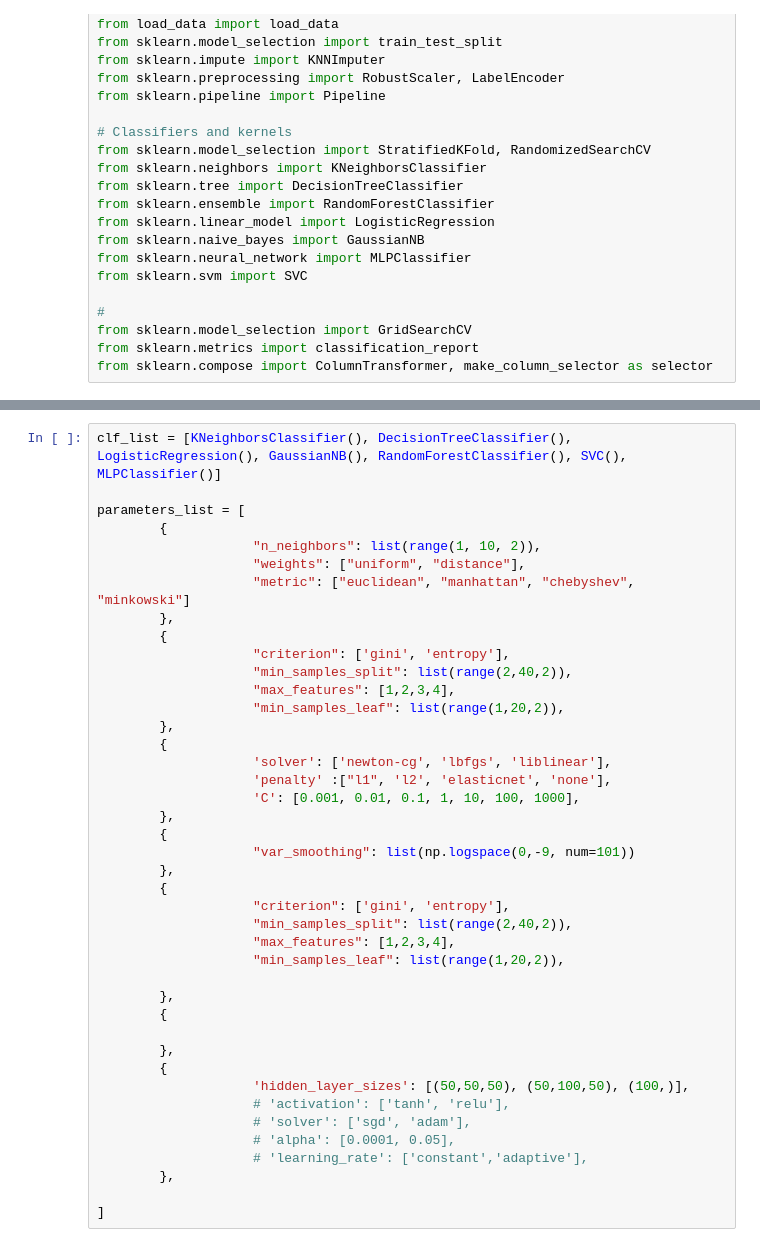
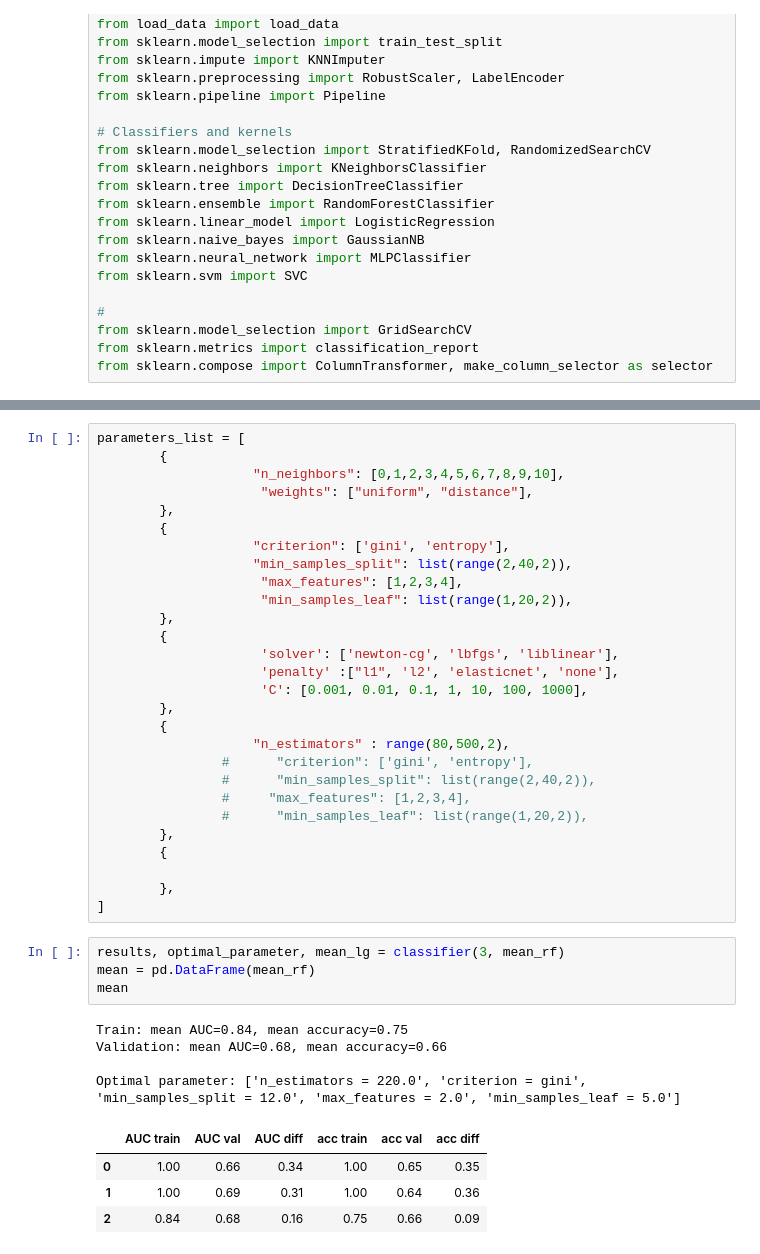
Before and after one commit to naomiverkerk/TM10007, a Jupyter notebook: machine_learning_assignment.ipynb, the cells around one changed output, grey strips where cells are left out. Drawn from its saved outputs; the diff is of its cells as text.

```diff
--- a/machine_learning_assignment.ipynb
+++ b/machine_learning_assignment.ipynb
@@ -155,42 +281,41 @@ number of features after pca =2
 # %%
-clf_list = [KNeighborsClassifier(), DecisionTreeClassifier(), LogisticRegression(), GaussianNB(), RandomForestClassifier(), SVC(), MLPClassifier()]
-
 parameters_list = [
         {
-                    "n_neighbors": list(range(1, 10, 2)),
-                    "weights": ["uniform", "distance"],
-                    "metric": ["euclidean", "manhattan", "chebyshev", "minkowski"]
+                    "n_neighbors": [0,1,2,3,4,5,6,7,8,9,10],
+                     "weights": ["uniform", "distance"],
         },
         {
                     "criterion": ['gini', 'entropy'],
                     "min_samples_split": list(range(2,40,2)),
-                    "max_features": [1,2,3,4],
-                    "min_samples_leaf": list(range(1,20,2)),
+                     "max_features": [1,2,3,4],
+                     "min_samples_leaf": list(range(1,20,2)),
         },
         {
-                    'solver': ['newton-cg', 'lbfgs', 'liblinear'],
-                    'penalty' :["l1", 'l2', 'elasticnet', 'none'],
-                    'C': [0.001, 0.01, 0.1, 1, 10, 100, 1000],
+                     'solver': ['newton-cg', 'lbfgs', 'liblinear'],
+                     'penalty' :["l1", 'l2', 'elasticnet', 'none'],
+                     'C': [0.001, 0.01, 0.1, 1, 10, 100, 1000],
         },
         {
-                    "var_smoothing": list(np.logspace(0,-9, num=101))
-        },
-        {
-                    "criterion": ['gini', 'entropy'],
-                    "min_samples_split": list(range(2,40,2)),
-                    "max_features": [1,2,3,4],
-                    "min_samples_leaf": list(range(1,20,2)),
-
+                    "n_estimators" : range(80,500,2),
+                #      "criterion": ['gini', 'entropy'],
+                #      "min_samples_split": list(range(2,40,2)),
+                #     "max_features": [1,2,3,4],
+                #      "min_samples_leaf": list(range(1,20,2)),
         },
         {
 
         },
-        {
-                    'hidden_layer_sizes': [(50,50,50), (50,100,50), (100,)],
-                    # 'activation': ['tanh', 'relu'],
-                    # 'solver': ['sgd', 'adam'],
-                    # 'alpha': [0.0001, 0.05],
-                    # 'learning_rate': ['constant','adaptive'],
-        },
-
 ]
+# %%
+results, optimal_parameter, mean_lg = classifier(3, mean_rf)
+mean = pd.DataFrame(mean_rf)
+mean
+# %% [output]
+Train: mean AUC=0.84, mean accuracy=0.75
+Validation: mean AUC=0.68, mean accuracy=0.66
+
+Optimal parameter: ['n_estimators = 220.0', 'criterion = gini', 'min_samples_split = 12.0', 'max_features = 2.0', 'min_samples_leaf = 5.0']
+|  | AUC train | AUC val | AUC diff | acc train | acc val | acc diff |
+| 0 | 1.00 | 0.66 | 0.34 | 1.00 | 0.65 | 0.35 |
+| 1 | 1.00 | 0.69 | 0.31 | 1.00 | 0.64 | 0.36 |
+| 2 | 0.84 | 0.68 | 0.16 | 0.75 | 0.66 | 0.09 |
```
Also changed, not shown: parts of 17 cells of this notebook.
